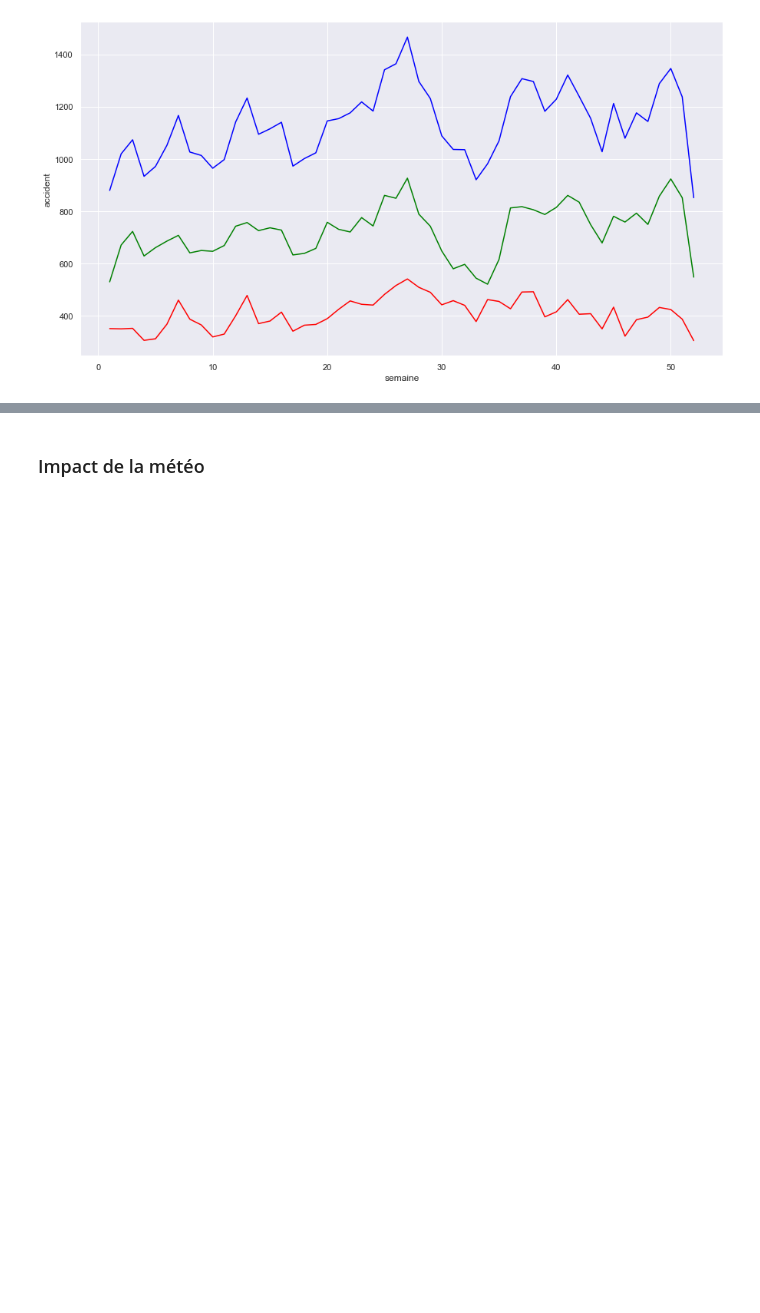
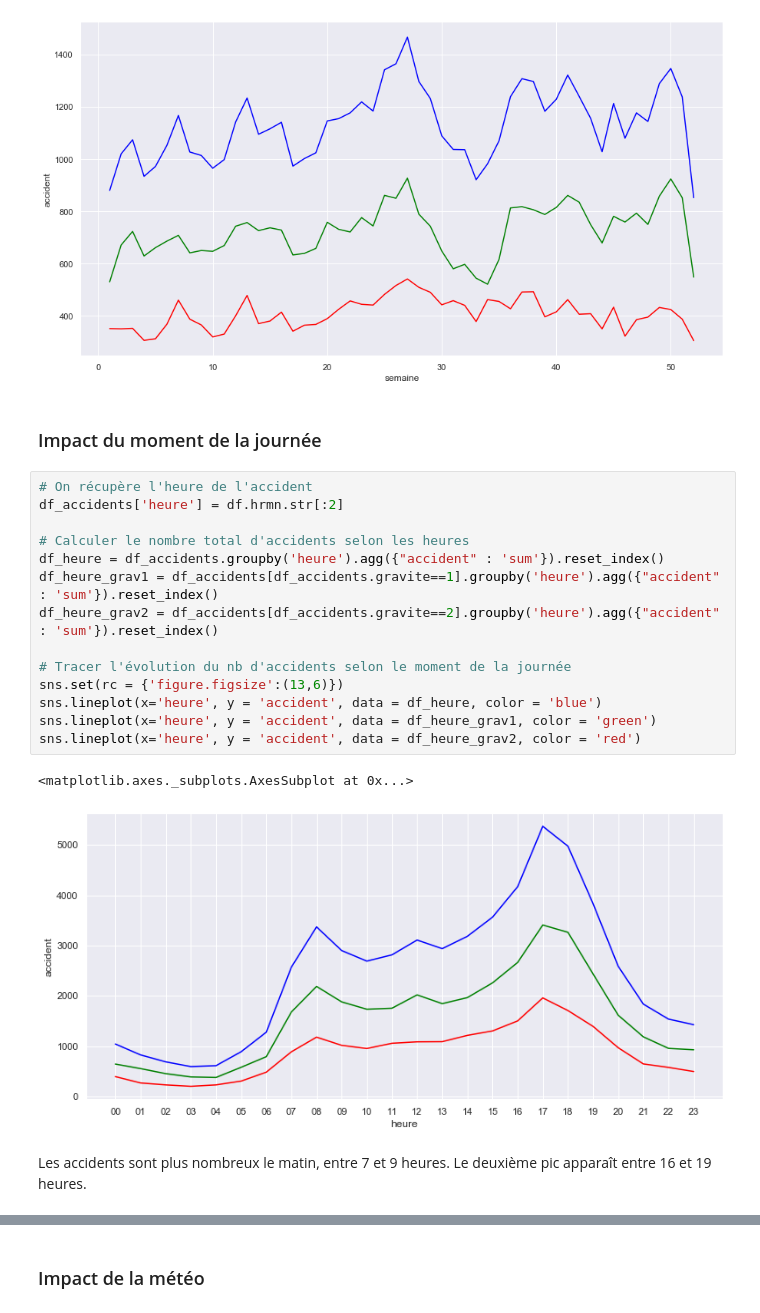
Before and after one commit to Clotilde-23/Accidents-corporels, a Jupyter notebook: Statistiques_descriptives.ipynb, the cells around one changed output, grey strips where cells are left out. Cells and saved outputs as stored; diff of their text form; blank space fills up the shorter version.

Commit message:
impact du moment de la journée

```diff
--- a/Statistiques_descriptives.ipynb
+++ b/Statistiques_descriptives.ipynb
@@ -113,3 +106,24 @@ sns.lineplot(x='semaine', y = 'accident', data = df_semaine_grav2, color = 'red'
 # %% [output]
 <matplotlib.axes._subplots.AxesSubplot at 0x...>
 [figure]
+# %% [markdown]
+### Impact du moment de la journée
+# %%
+# On récupère l'heure de l'accident
+df_accidents['heure'] = df.hrmn.str[:2]
+
+# Calculer le nombre total d'accidents selon les heures
+df_heure = df_accidents.groupby('heure').agg({"accident" : 'sum'}).reset_index()
+df_heure_grav1 = df_accidents[df_accidents.gravite==1].groupby('heure').agg({"accident" : 'sum'}).reset_index()
+df_heure_grav2 = df_accidents[df_accidents.gravite==2].groupby('heure').agg({"accident" : 'sum'}).reset_index()
+
+# Tracer l'évolution du nb d'accidents selon le moment de la journée
+sns.set(rc = {'figure.figsize':(13,6)})
+sns.lineplot(x='heure', y = 'accident', data = df_heure, color = 'blue')
+sns.lineplot(x='heure', y = 'accident', data = df_heure_grav1, color = 'green')
+sns.lineplot(x='heure', y = 'accident', data = df_heure_grav2, color = 'red')
+# %% [output]
+<matplotlib.axes._subplots.AxesSubplot at 0x...>
+[figure, added]
+# %% [markdown]
+Les accidents sont plus nombreux le matin, entre 7 et 9 heures. Le deuxième pic apparaît entre 16 et 19 heures.
```
Also changed, not shown: parts of 10 cells of this notebook.
